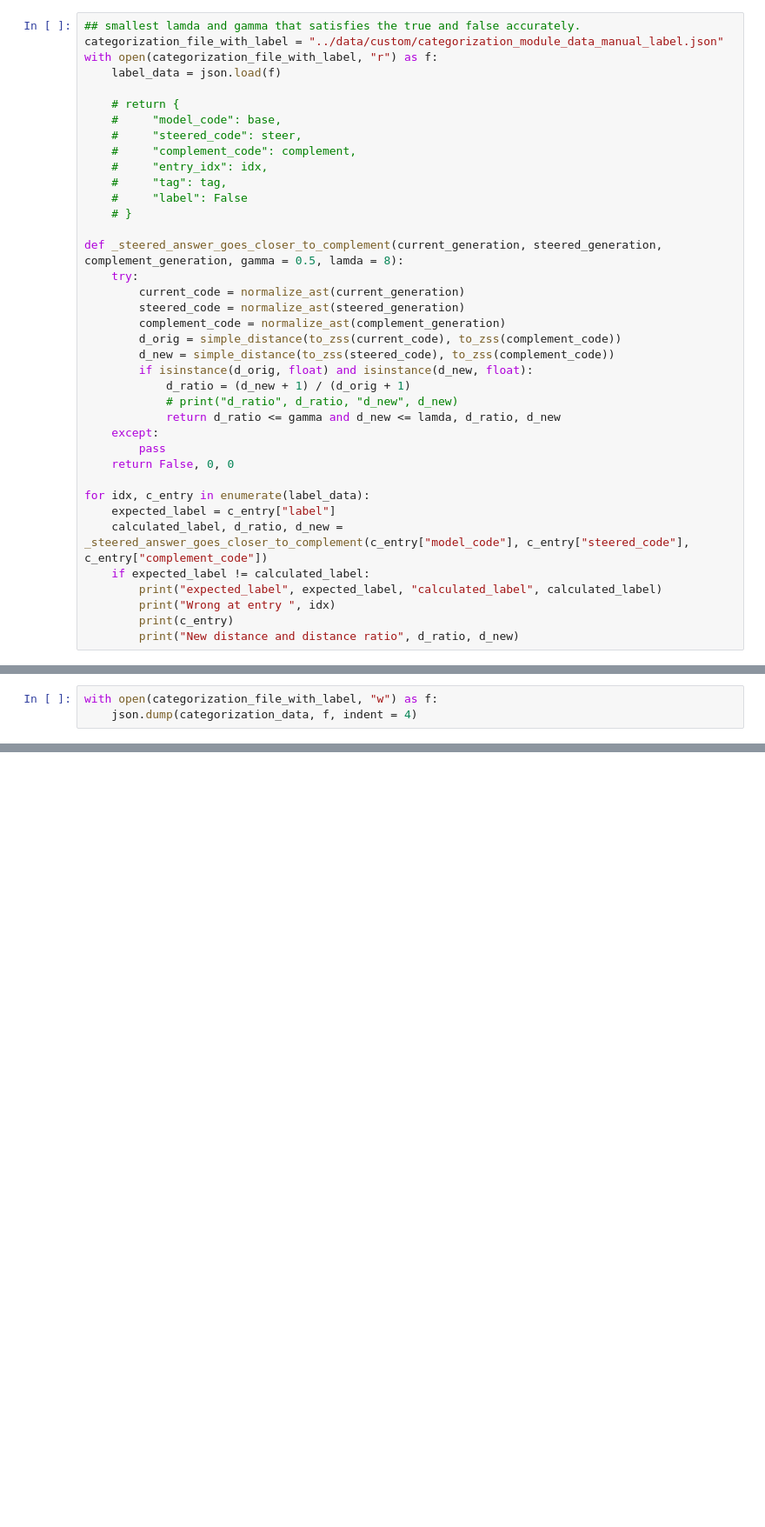
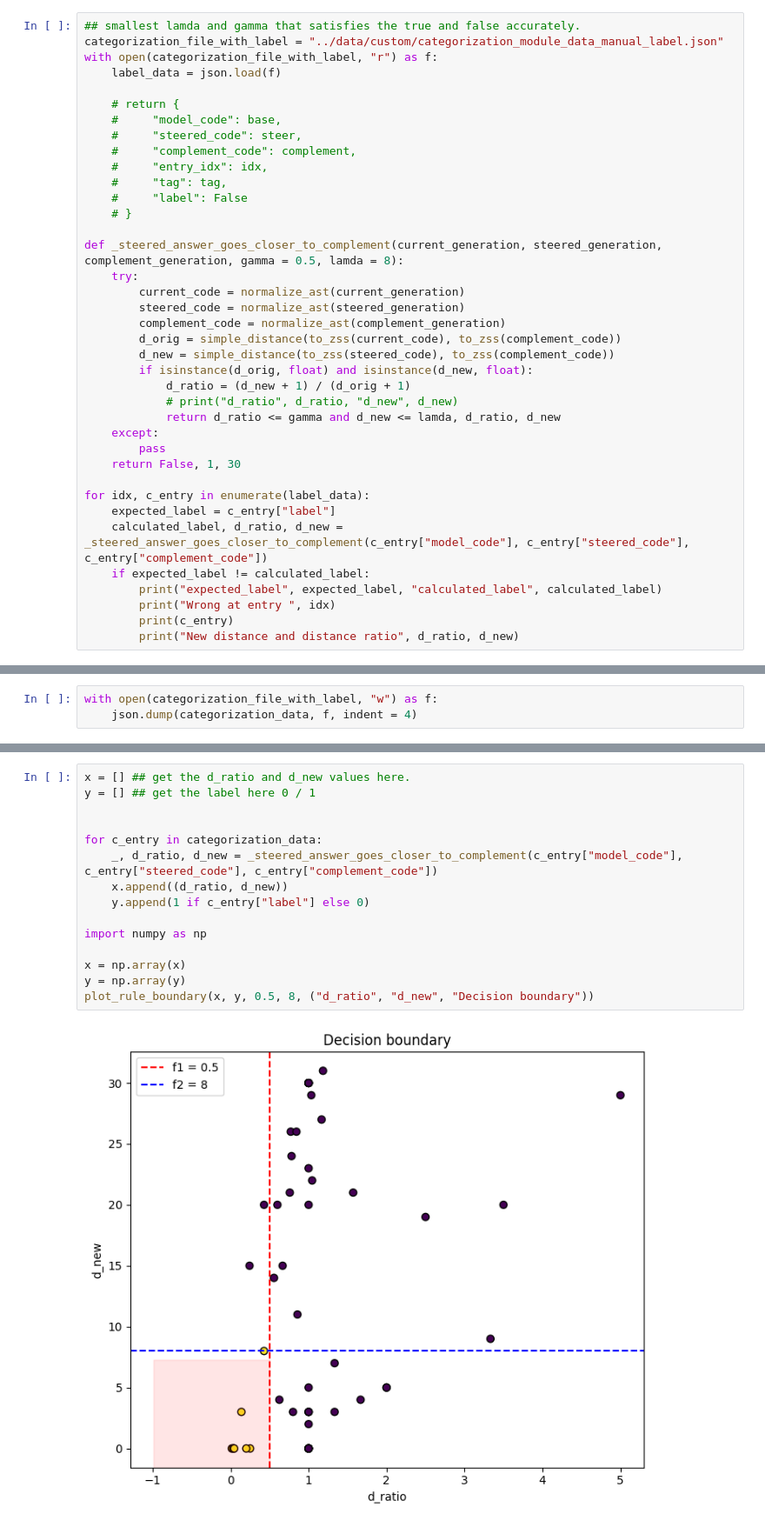
Before and after one commit to ambitious-mechinterp/plan_trace, a Jupyter notebook: notebooks/scale_exp_post_process_categorization.ipynb, the cells around one changed output, grey strips where cells are left out. Shown: that part at 87% size. Saved outputs shown, nothing was run; the diff lists cells and outputs as text; blank space fills up the shorter version.

Commit message:
categorization, sure

```diff
--- a/notebooks/scale_exp_post_process_categorization.ipynb
+++ b/notebooks/scale_exp_post_process_categorization.ipynb
@@ -563,7 +563,7 @@ def _steered_answer_goes_closer_to_complement(current_generation, steered_genera
             return d_ratio <= gamma and d_new <= lamda, d_ratio, d_new
     except:
         pass
-    return False, 0, 0
+    return False, 1, 30
 
 for idx, c_entry in enumerate(label_data):
     expected_label = c_entry["label"]
@@ -670,0 +679,17 @@ def plot_decision_boundary(X, y, clf, labels):
+# %%
+x = [] ## get the d_ratio and d_new values here.
+y = [] ## get the label here 0 / 1
+
+
+for c_entry in categorization_data:
+    _, d_ratio, d_new = _steered_answer_goes_closer_to_complement(c_entry["model_code"], c_entry["steered_code"], c_entry["complement_code"])
+    x.append((d_ratio, d_new))
+    y.append(1 if c_entry["label"] else 0)
+
+import numpy as np
+
+x = np.array(x)
+y = np.array(y)
+plot_rule_boundary(x, y, 0.5, 8, ("d_ratio", "d_new", "Decision boundary"))
+# %% [output]
+[figure, added]
```
Also changed, not shown: parts of 4 cells of this notebook, 3 other files.
